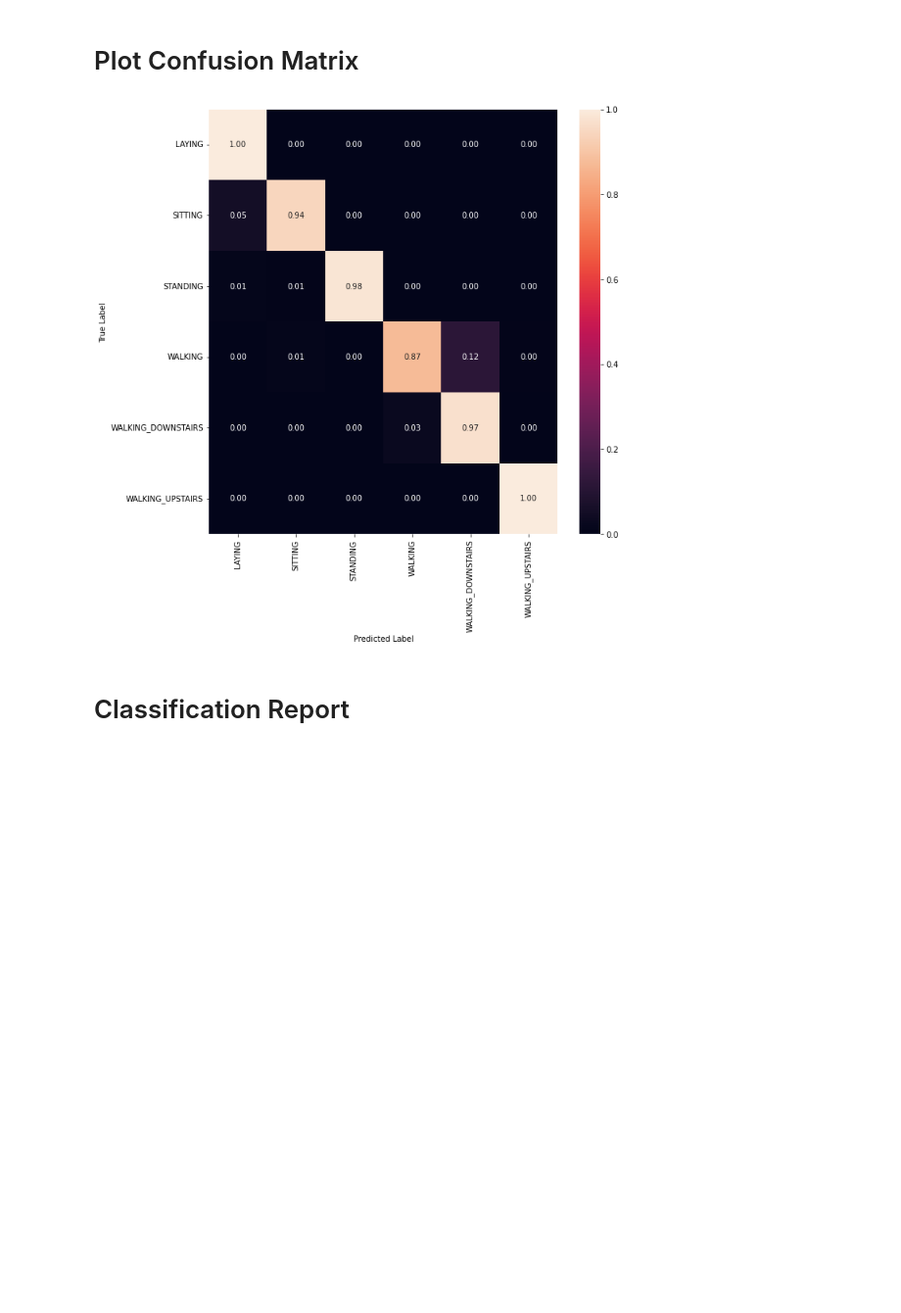
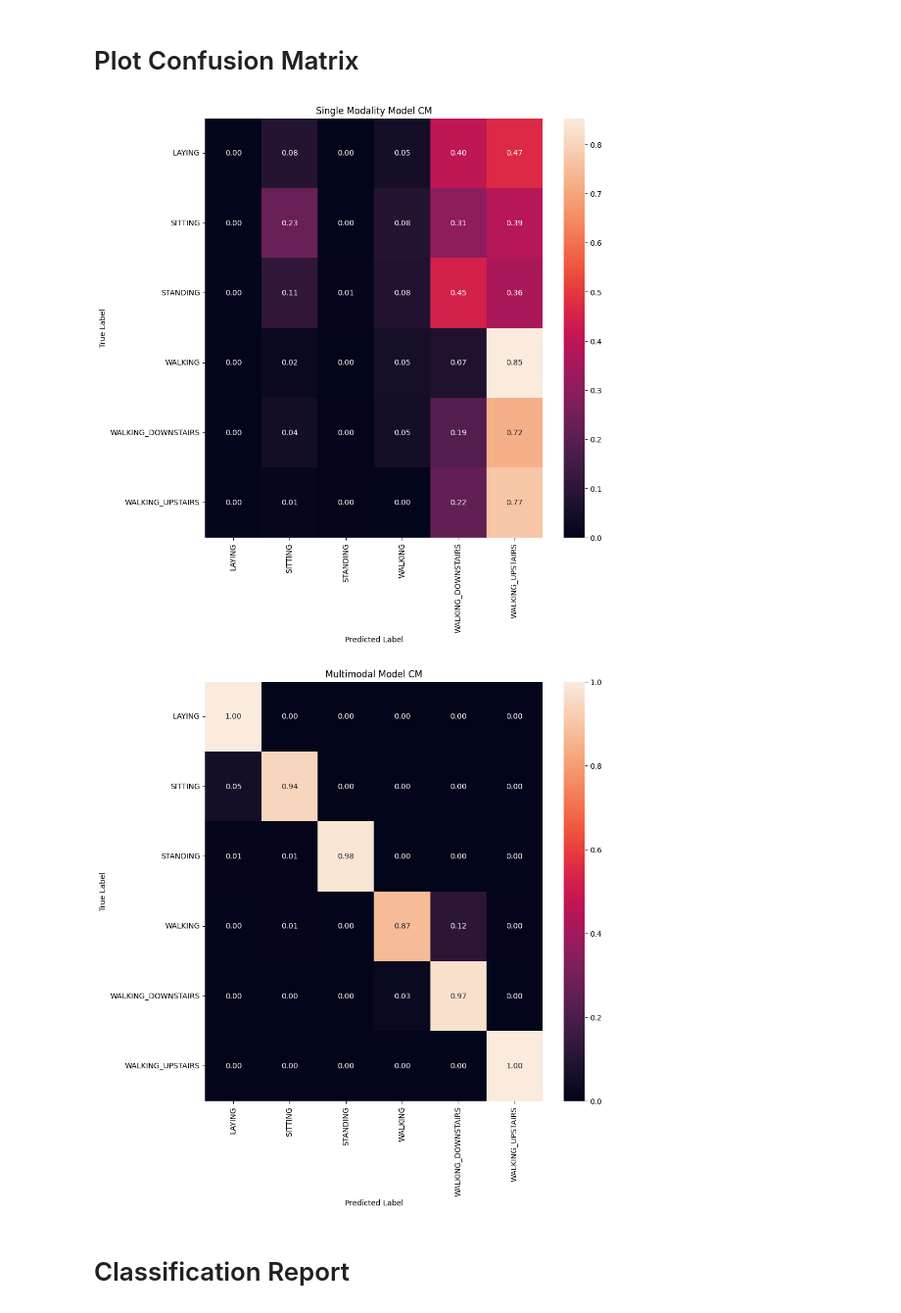
Before and after one commit to AbidAzad/Human-Activity-Recognition, a Jupyter notebook: linearSVC.ipynb, the cells around one changed output. Shown: that part at 98% size. Saved outputs shown, nothing was run; the diff lists cells and outputs as text; code cells hidden in the pictures; blank space fills up the shorter version.

Commit message:
Added Singular Modal Model -Abid

```diff
--- a/linearSVC.ipynb
+++ b/linearSVC.ipynb
@@ -91,9 +109,11 @@ param_grid = {'C':[0.125, 0.5, 1, 2, 8, 16]}
 
 # Create a Linear SVC model
 linear_svc_model = LinearSVC(tol=0.00005)
+linear_svc_sig_model = LinearSVC(tol=0.00005)
 
 # Set up GridSearchCV
 lin_svc_grid_search = GridSearchCV(linear_svc_model, param_grid=param_grid, n_jobs=-1, verbose=1)
+lin_svc_grid_search_sig = GridSearchCV(linear_svc_sig_model, param_grid=param_grid, n_jobs=-1, verbose=1)
 # %% [markdown]
 # Train SVC Model
 # %%
@@ -110,6 +130,7 @@ print('Model Training has Started!')
 
 # Fit the linear svc model
 linear_svc_model.fit(X_train, y_train)
+linear_svc_sig_model.fit(X_train_subset, y_train)
 
 # Print a message indicating the end of training
 print('Model Training Done!\n')
@@ -136,6 +157,7 @@ testing_start_time = datetime.now()
 
 # Predict on the test data
 y_pred = linear_svc_model.predict(X_test)
+y_pred_sig = linear_svc_sig_model.predict(X_test_subset)
 
 # Record the end time for testing
 testing_end_time = datetime.now()
@@ -170,11 +198,17 @@ Accuracy: 0.9619952494061758
 # %%
 # Calculate confusion matrix
 confusion_matrix = metrics.confusion_matrix(y_test, y_pred)
+confusion_matrix_singular = metrics.confusion_matrix(y_test, y_pred_sig)
 
 # Store confusion matrix in the results dictionary
 results_dict['confusion_matrix'] = confusion_matrix
 
-# Print the confusion matrix
-print('\nConfusion Matrix:')
+# Print the singular Modality Model confusion matrix
+print('\nSingular Modality Model Confusion Matrix:')
+print('\n{}'.format(confusion_matrix_singular))
+
+print('\n\n')
+# Print the singular Modality Model confusion matrix
+print('\nMultiModal Model Confusion Matrix:')
 print('\n{}'.format(confusion_matrix))
 # %% [output]
@@ -189,22 +235,41 @@ Confusion Matrix:
 # %% [markdown]
 # Plot Confusion Matrix
 # %%
-#Plot Normalized Confusion Matrix
+#Plot Normalized Confusion for Singular Modality Model Matrix
+
+# Calculate normalized confusion matrix
+normalized_cm = confusion_matrix_singular.astype('float') / confusion_matrix_singular.sum(axis=1)[:, np.newaxis]
+
+#List out target names
+target_names = ['LAYING', 'SITTING', 'STANDING', 'WALKING', 'WALKING_DOWNSTAIRS', 'WALKING_UPSTAIRS']
+
+#Use seaborn to plot heat map of confusion matrix
+fig, ax = plt.subplots(figsize=(10,10))
+sns.heatmap(normalized_cm, annot=True, fmt='.2f', xticklabels = target_names, yticklabels = target_names)
+plt.title('Single Modality Model CM')
+plt.ylabel('True Label')
+plt.xlabel('Predicted Label')
+plt.show(block=False)
+
+
+#Plot Normalized Confusion for Multimodal Model Matrix
 
 # Calculate normalized confusion matrix
 normalized_cm = confusion_matrix.astype('float') / confusion_matrix.sum(axis=1)[:, np.newaxis]
 
 #List out target names
 target_names = ['LAYING', 'SITTING', 'STANDING', 'WALKING', 'WALKING_DOWNSTAIRS', 'WALKING_UPSTAIRS']
 
 #Use seaborn to plot heat map of confusion matrix
 fig, ax = plt.subplots(figsize=(10,10))
 sns.heatmap(normalized_cm, annot=True, fmt='.2f', xticklabels = target_names, yticklabels = target_names)
+plt.title('Multimodal Model CM')
 plt.ylabel('True Label')
 plt.xlabel('Predicted Label')
 plt.show(block=False)
 # %% [output]
-[figure, old version]
+[figure, new version]
+[figure, added]
 # %% [markdown]
 # Classification Report
 # %%
```
Also changed, not shown: parts of 7 cells of this notebook, 1 other file.
